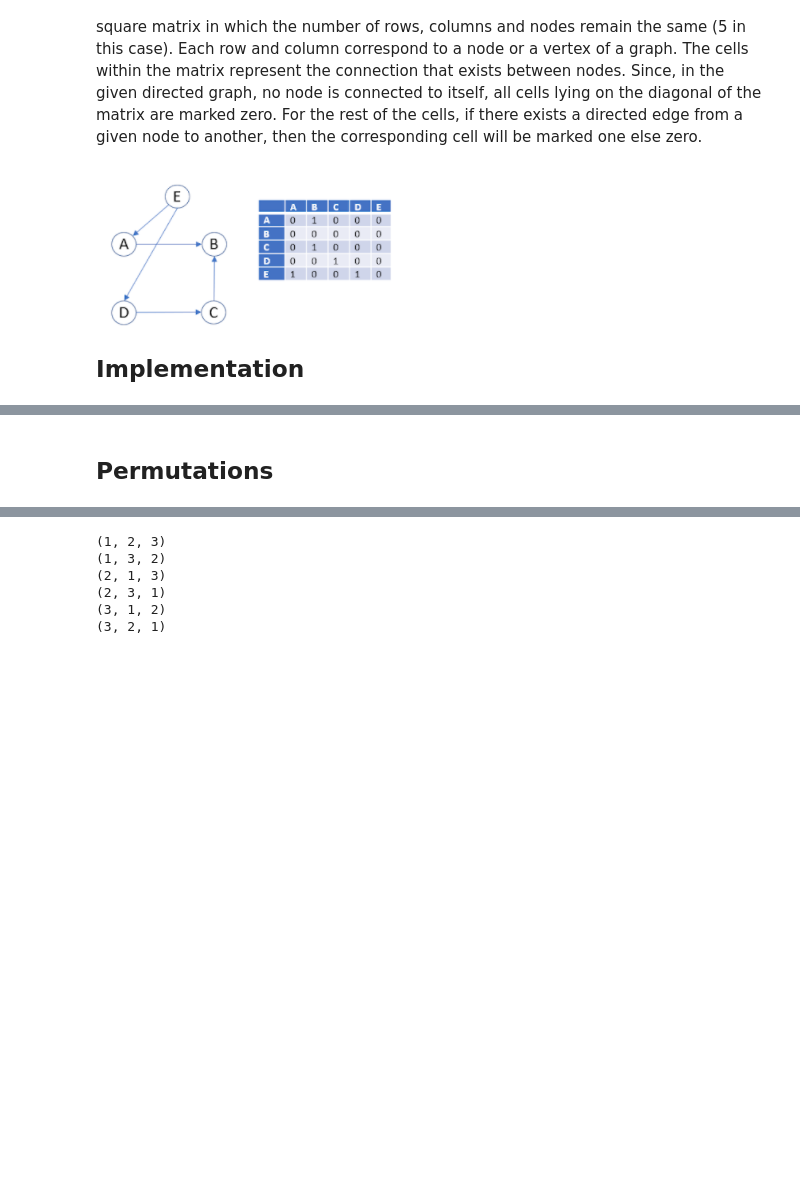
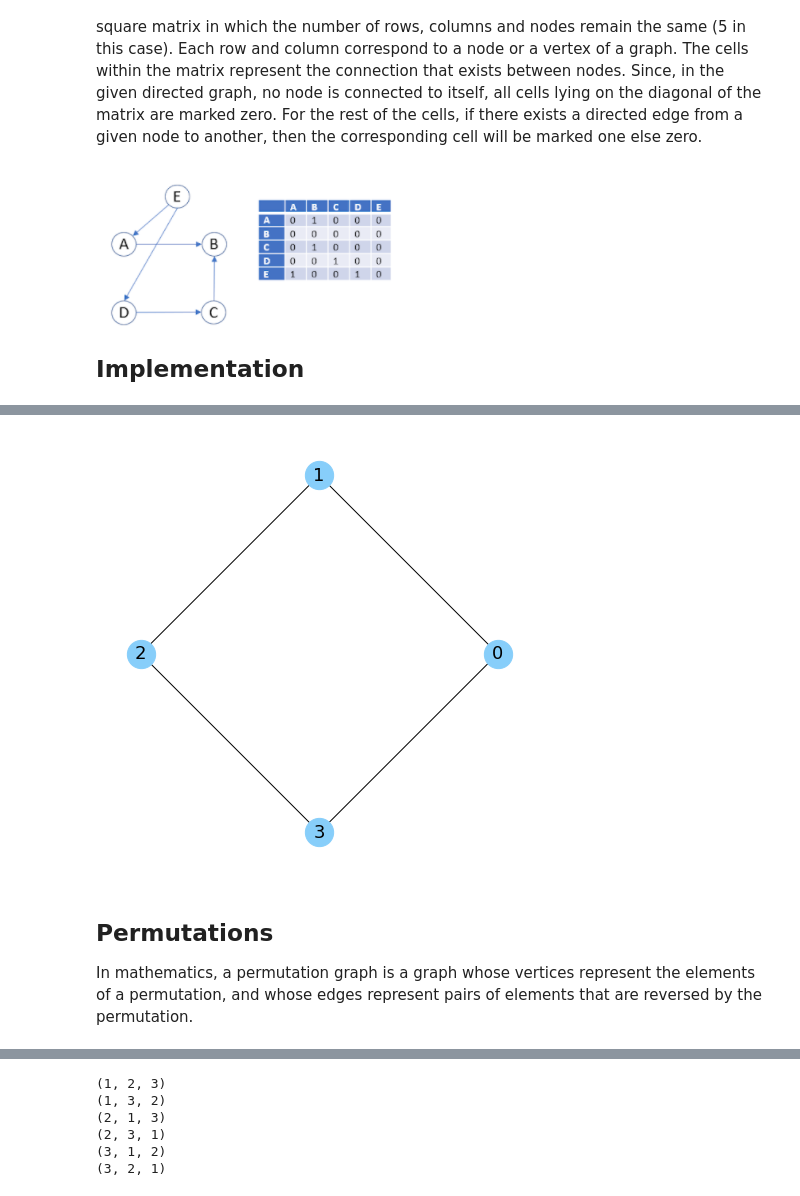
Before and after one commit to YassineJdair/GraphTheoryProject22, a Jupyter notebook: graph-isomorphism.ipynb, the cells around one changed output, grey strips where cells are left out. Drawn from its saved outputs; the diff is of its cells as text; code cells hidden in the pictures; blank space fills up the shorter version.

```diff
--- a/graph-isomorphism.ipynb
+++ b/graph-isomorphism.ipynb
@@ -63,3 +72,21 @@ nx.draw(G, with_labels=True, node_color='Red')
+# %%
+# Create an empty graph.
+G = nx.Graph()
+# %%
+# Create a set of edges.
+# E should be a set of two-subsets of a finite set V (which is defined implicitly from E).
+E = ((0, 1), (1, 2), (2, 3),(0,3))
+# %%
+# Incorporate the edges in G.
+# The nodes are just created as needed, based on E.
+G.add_edges_from(E)
+# %%
+# Draw G.
+nx.draw_circular(G, **params)
+# %% [output]
+[figure, added]
 # %% [markdown]
 <h2>Permutations</h2>
+
+In mathematics, a permutation graph is a graph whose vertices represent the elements of a permutation, and whose edges represent pairs of elements that are reversed by the permutation.
 # %%
```
Also changed, not shown: parts of 40 cells of this notebook, 1 other file.
